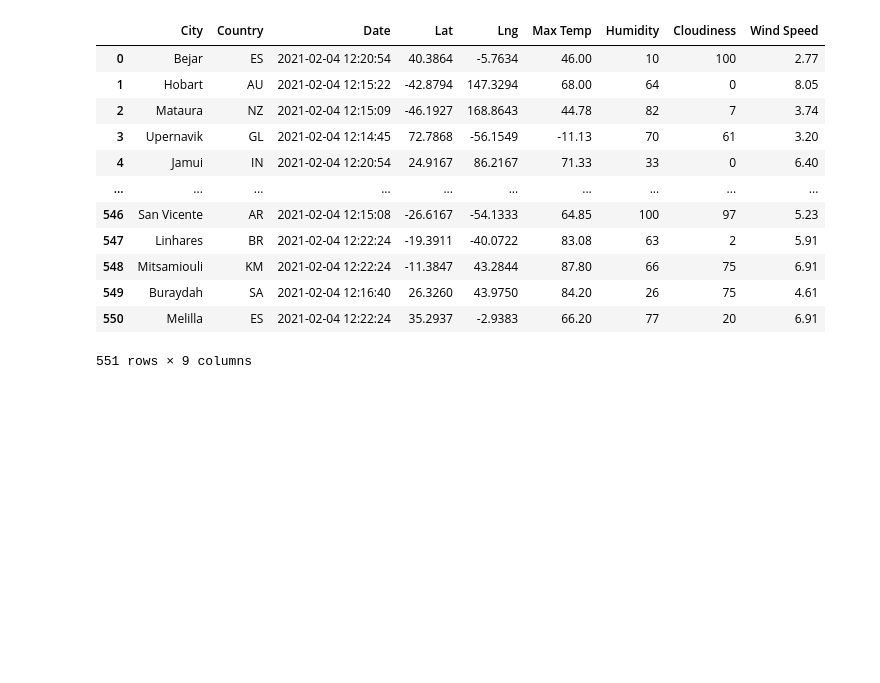
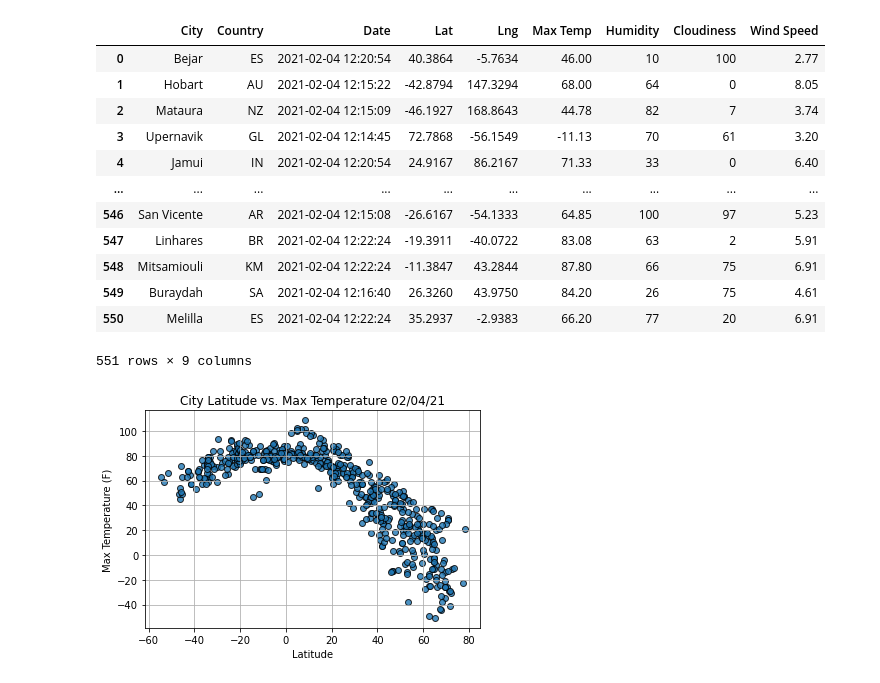
Before and after one commit to svmanohar/world_weather_analysis, a Jupyter notebook: WeatherPy.ipynb, the cells around one changed output. Cells and saved outputs as stored; diff of their text form; code cells hidden in the pictures; blank space fills up the shorter version.

Commit message:
Added scatter plot resources & code

```diff
--- a/WeatherPy.ipynb
+++ b/WeatherPy.ipynb
@@ -237,3 +237,35 @@ output_data_file = "weather_data/cities.csv"
 # to_csv method outputs our data to a csv file at the path specified above
 # index_label appends the specified header "City_ID" to the column, instead of it being blank
 city_data_df.to_csv(output_data_file, index_label="City_ID")
+# %%
+# Plotting weather data to find insights
+# Extract relevant fields from the DataFrame for plotting. Assign each column to its own Series
+lats = city_data_df["Lat"]
+max_temps = city_data_df["Max Temp"]
+humidity = city_data_df["Humidity"]
+cloudiness = city_data_df["Cloudiness"]
+wind_speed = city_data_df["Wind Speed"]
+# %%
+# To import the CURRENT time, we need to use the built-in time module from python
+import time
+
+# Build the scatter plot for latitude vs. max temperature.
+plt.scatter(lats,
+            max_temps,
+            edgecolor="black", linewidths=1, marker="o",
+            alpha=0.8, label="Cities")
+
+# Incorporate the other graph properties.
+# "%x" in strftime() returns the date in mm-dd-yy format
+plt.title(f"City Latitude vs. Max Temperature "+ time.strftime("%x"))
+plt.ylabel("Max Temperature (F)")
+plt.xlabel("Latitude")
+plt.grid(True)
+
+# Save the figure.
+plt.savefig("weather_data/Fig1.png")
+
+# Show plot.
+plt.show()
+# %% [output]
+[figure, added]
```
Also changed, not shown: parts of 5 cells of this notebook, 4 other files.
